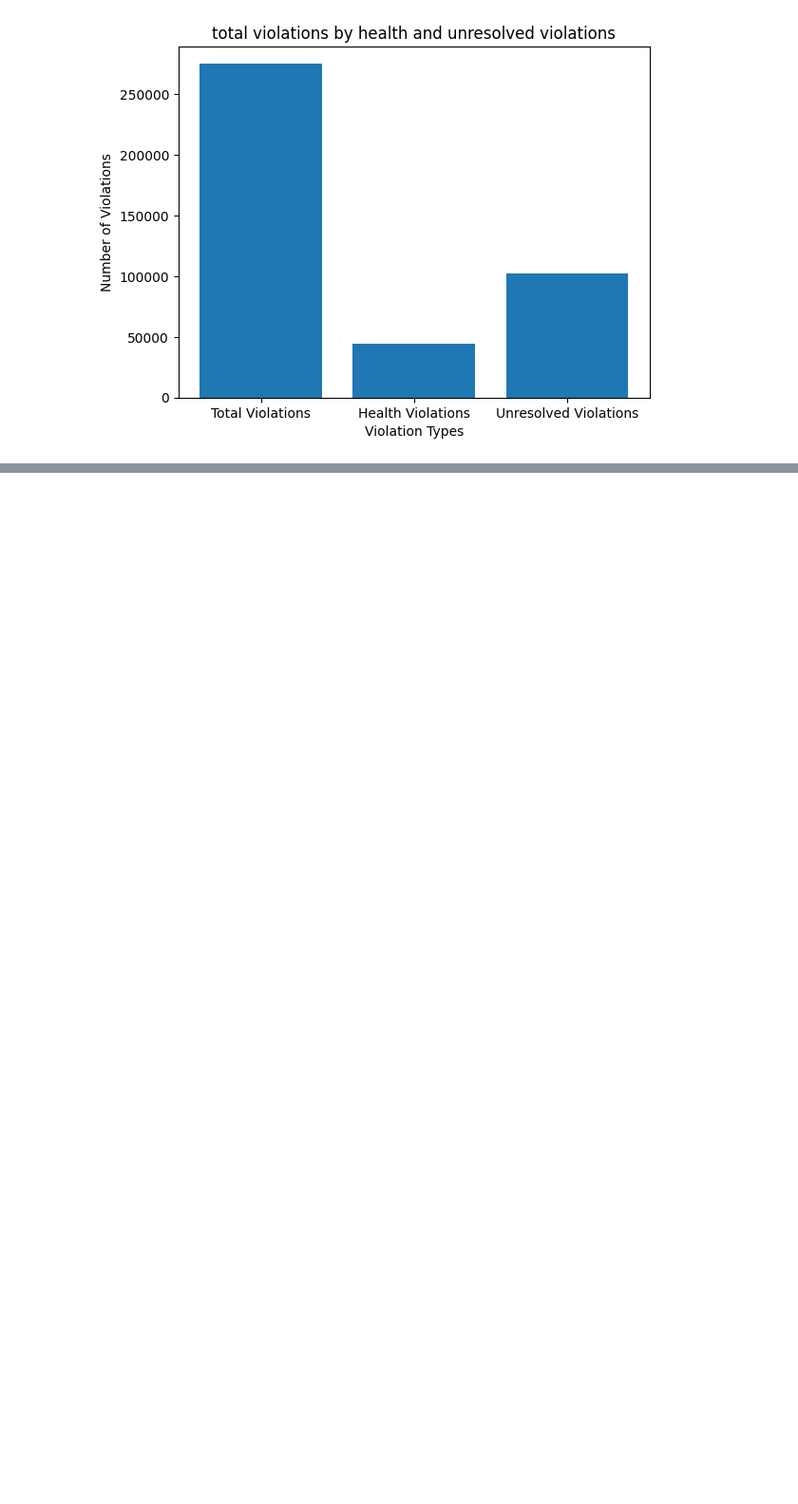
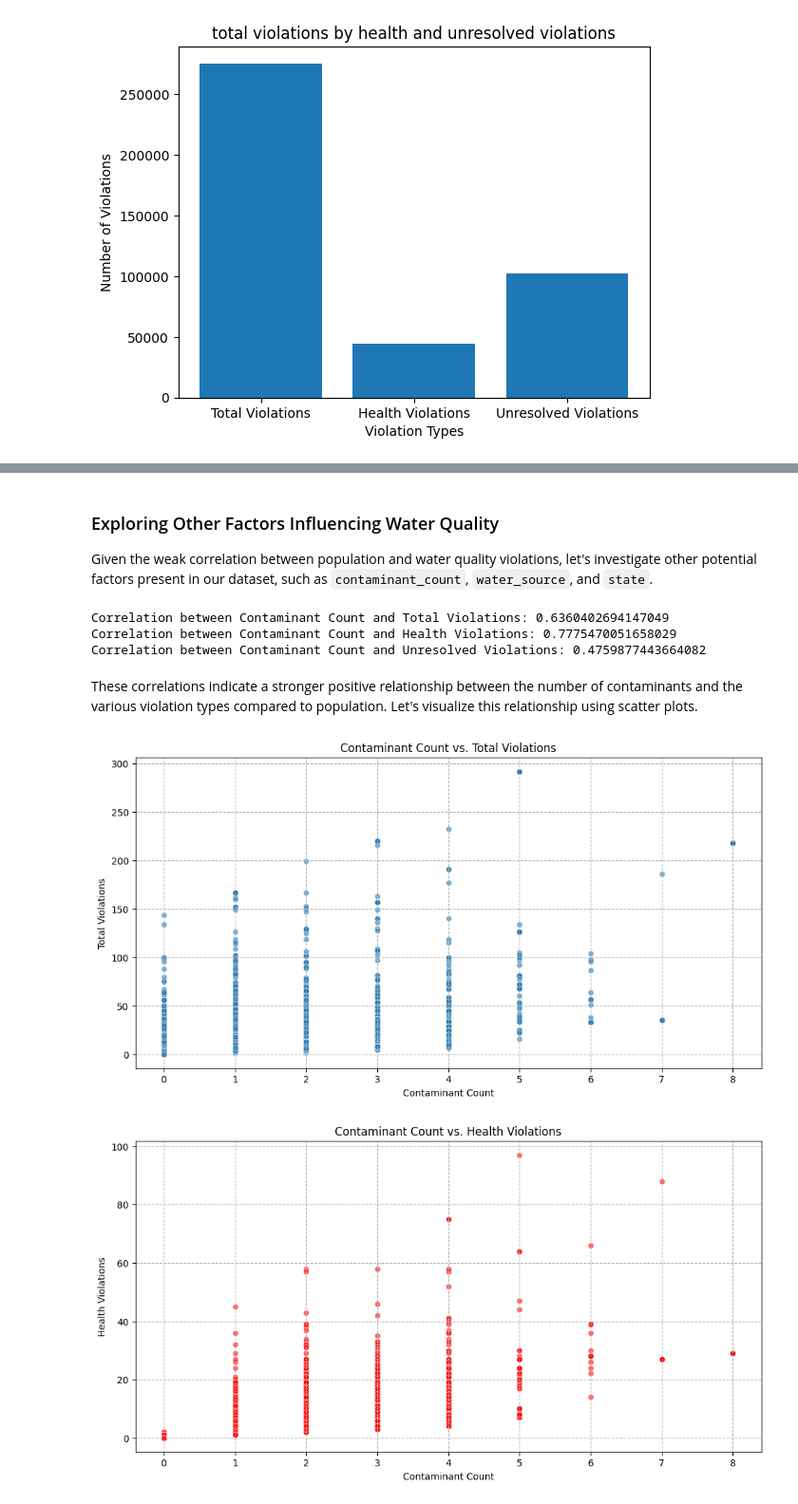
Before and after one commit to eileenwill4-ops/DSRP-project, a Jupyter notebook: (DSRP__Project).ipynb, the cells around one changed output, grey strips where cells are left out. Shown at 95% size. Cells and saved outputs as stored; diff of their text form; code cells hidden in the pictures; blank space fills up the shorter version.

```diff
--- a/(DSRP__Project).ipynb
+++ b/(DSRP__Project).ipynb
@@ -237,0 +346,43 @@ plt.show()
+# %% [markdown]
+### Exploring Other Factors Influencing Water Quality
+
+Given the weak correlation between population and water quality violations, let's investigate other potential factors present in our dataset, such as `contaminant_count`, `water_source`, and `state`.
+# %%
+#exploring correlaations
+correlation_contaminant_total = df['contaminant_count'].corr(df['total_violations'])
+correlation_contaminant_health = df['contaminant_count'].corr(df['health_violations'])
+correlation_contaminant_unresolved = df['contaminant_count'].corr(df['unresolved_violations'])
+
+print(f"Correlation between Contaminant Count and Total Violations: {correlation_contaminant_total}")
+print(f"Correlation between Contaminant Count and Health Violations: {correlation_contaminant_health}")
+print(f"Correlation between Contaminant Count and Unresolved Violations: {correlation_contaminant_unresolved}")
+# %% [output]
+Correlation between Contaminant Count and Total Violations: 0.6360402694147049
+Correlation between Contaminant Count and Health Violations: 0.7775470051658029
+Correlation between Contaminant Count and Unresolved Violations: 0.4759877443664082
+# %% [markdown]
+These correlations indicate a stronger positive relationship between the number of contaminants and the various violation types compared to population. Let's visualize this relationship using scatter plots.
+# %%
+import matplotlib.pyplot as plt
+import seaborn as sns
+
+# Scatter plot for Contaminant Count vs. Total Violations
+plt.figure(figsize=(12, 6))
+sns.scatterplot(x='contaminant_count', y='total_violations', data=df, alpha=0.6)
+plt.title('Contaminant Count vs. Total Violations')
+plt.xlabel('Contaminant Count')
+plt.ylabel('Total Violations')
+plt.grid(True, ls='--', c='0.7')
+plt.show()
+
+# Scatter plot for Contaminant Count vs. Health Violations
+plt.figure(figsize=(12, 6))
+sns.scatterplot(x='contaminant_count', y='health_violations', data=df, alpha=0.6, color='red')
+plt.title('Contaminant Count vs. Health Violations')
+plt.xlabel('Contaminant Count')
+plt.ylabel('Health Violations')
+plt.grid(True, ls='--', c='0.7')
+plt.show()
+# %% [output]
+[figure, added]
+[figure, added]
```
Also changed, not shown: parts of 39 cells of this notebook.
